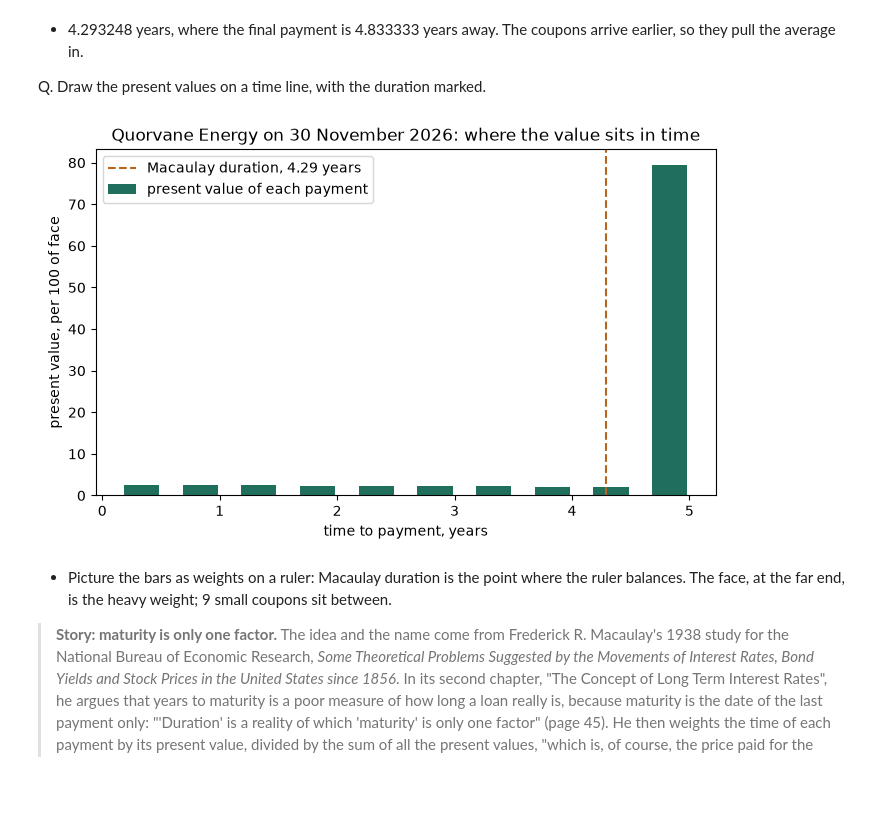
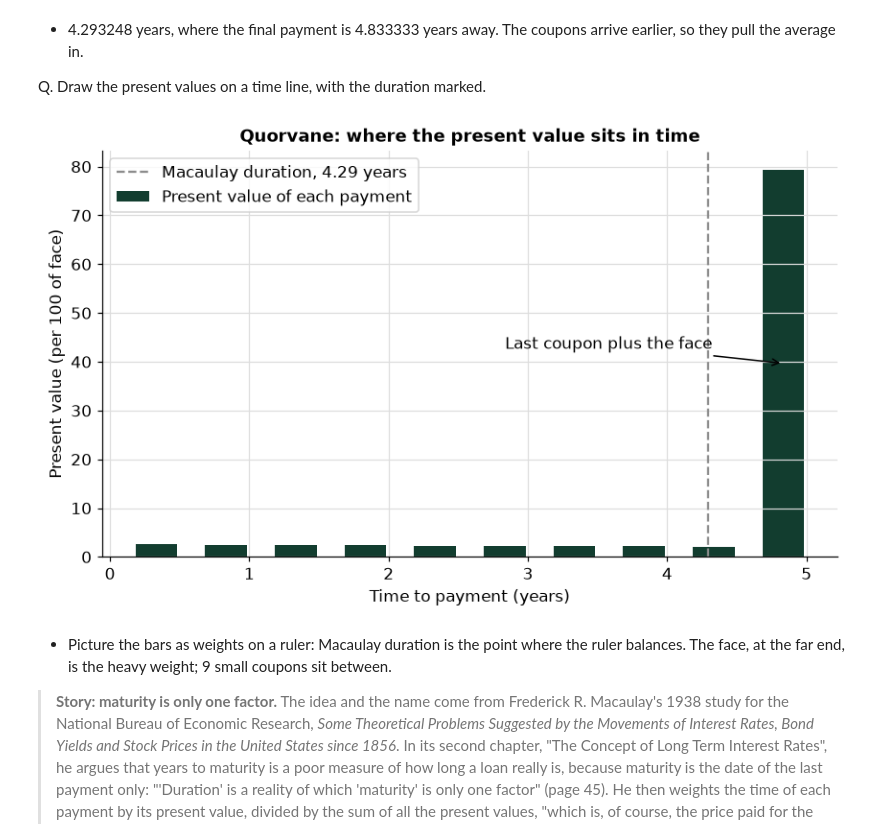
Before and after one commit to lenamonj/python-fixed-income, a Jupyter notebook: course2_bond_math/week2/day4/09_duration_and_dv01.ipynb, the cells around one changed output. Drawn from its saved outputs; the diff is of its cells as text; code cells hidden in the pictures; blank space fills up the shorter version.

```diff
--- a/course2_bond_math/week2/day4/09_duration_and_dv01.ipynb
+++ b/course2_bond_math/week2/day4/09_duration_and_dv01.ipynb
@@ -66,6 +69,23 @@ import urllib.request
 from pathlib import Path
 
 import pandas as pd
+
+# the course's chart style, set once here so every chart in the notebook looks the same
+import matplotlib.pyplot as plt
+
+plt.rcParams.update({
+    "figure.figsize": (9, 5),          # width and height of a chart, in inches
+    "figure.dpi": 110,                 # sharpness on screen
+    "font.size": 11,
+    "axes.titlesize": 12,
+    "axes.titleweight": "bold",
+    # the course greens, then a grey, for the first four lines or bars of a chart
+    "axes.prop_cycle": plt.cycler(color=["#123d2f", "#1c7a57", "#7fd1a8", "#8c8c8c"]),
+    "axes.grid": True,                 # light gridlines, as in an Excel chart
+    "grid.color": "#dddddd",
+    "axes.spines.top": False,          # no box line above or to the right of the plot
+    "axes.spines.right": False,
+})
 
 # pytest runs the tests. A Colab runtime may not have it.
 try:
@@ -914,20 +945,19 @@ time to the final payment: 4.833333 years
 
 Q. Draw the present values on a time line, with the duration marked.
 # %%
-import matplotlib.pyplot as plt
-
-fig, ax = plt.subplots(figsize=(8, 4.5))
+fig, ax = plt.subplots()
 # one bar per payment: its present value per 100 at its time in years
-ax.bar(flows["time_years"], flows["pv"], width=0.3, color="#1f6f5c", label="present value of each payment")
+ax.bar(flows["time_years"], flows["pv"], width=0.3, label="Present value of each payment")
 # the duration is the balance point of the bars
-ax.axvline(macaulay_by_hand, color="#b5651d", linestyle="--", label=f"Macaulay duration, {macaulay_by_hand:.2f} years")
-ax.set_title("Quorvane Energy on 30 November 2026: where the value sits in time")
-ax.set_xlabel("time to payment, years")
-ax.set_ylabel("present value, per 100 of face")
-ax.legend()
+ax.axvline(macaulay_by_hand, color="#8c8c8c", linestyle="--", label=f"Macaulay duration, {macaulay_by_hand:.2f} years")
+ax.annotate("Last coupon plus the face", (flows["time_years"].iloc[-1], flows["pv"].iloc[-1] / 2), textcoords="offset points", xytext=(-190, 10), arrowprops={"arrowstyle": "->"})
+ax.set_title("Quorvane: where the present value sits in time")
+ax.set_xlabel("Time to payment (years)")
+ax.set_ylabel("Present value (per 100 of face)")
+ax.legend(loc="upper left")
 plt.show()
 # %% [output]
-[figure, old version]
+[figure, new version]
 # %% [markdown]
 * Picture the bars as weights on a ruler: Macaulay duration is the point where the ruler balances. The face, at the far end, is the heavy weight; 9 small coupons sit between.
 
```
Also changed, not shown: parts of 35 cells of this notebook, 2 other files.
